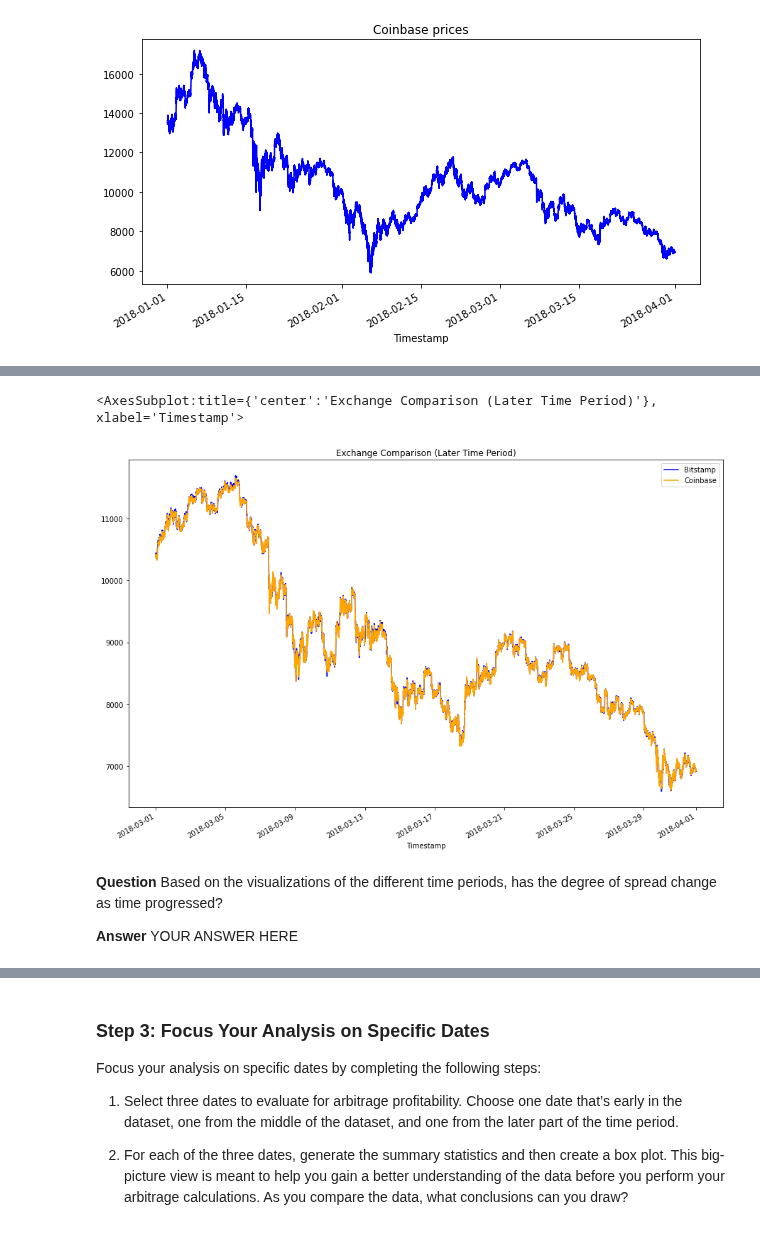
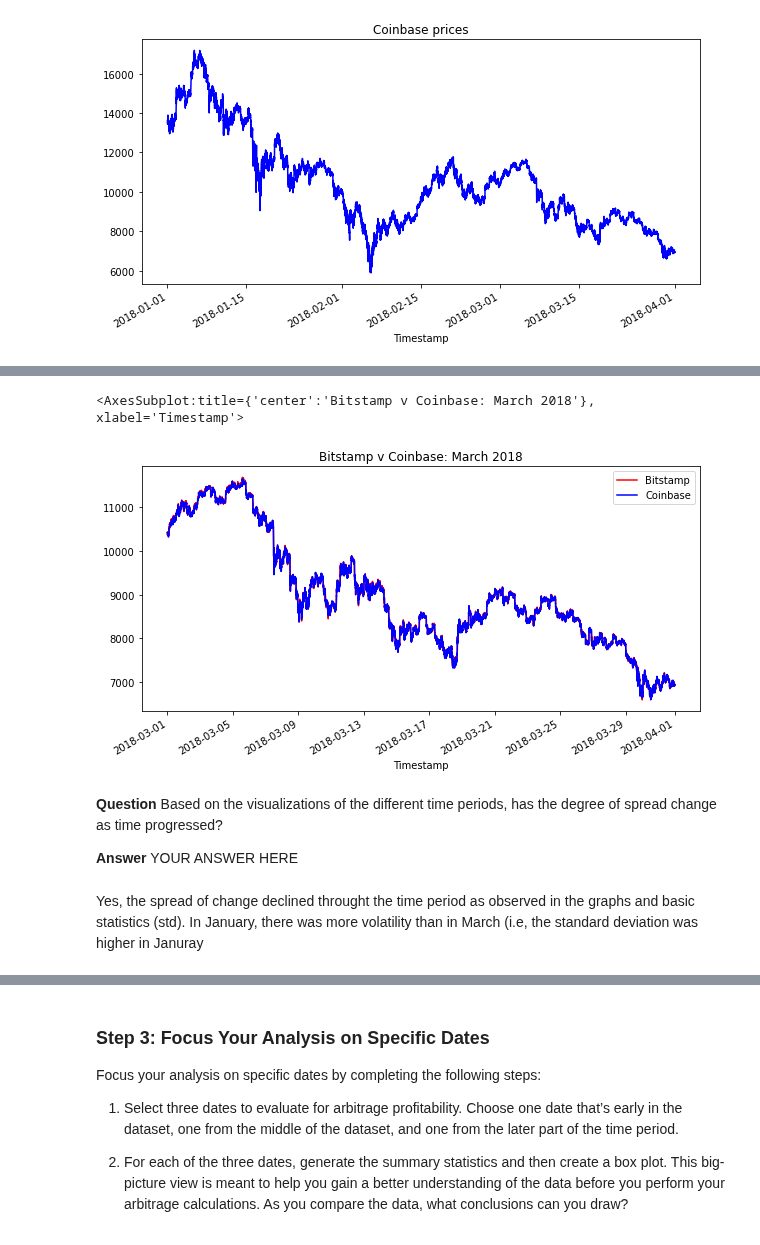
Before and after one commit to AquibaB/Arbitrage-strategies-BTC, a Jupyter notebook: crypto_arbitrage.ipynb, the cells around one changed output, grey strips where cells are left out. Cells and saved outputs as stored; diff of their text form; code cells hidden in the pictures.

```diff
--- a/crypto_arbitrage.ipynb
+++ b/crypto_arbitrage.ipynb
@@ -307,12 +311,17 @@ coinbase_sliced.plot(figsize=(10,5), title='Coinbase prices', color='blue')
 # %%
 # Using the loc and plot functions, create an overlay plot that visualizes
 # the price action of both DataFrames for a one month period later in the dataset
 # Be sure to include the parameters: legend, figure size, title, and color and label
-# YOUR CODE HERE
+bitstamp_sliced.loc['2018-03-01':'2018-04-01'].plot(
+    legend=True, figsize=(10,5), title="Bitstamp v Coinbase: March 2018", color='red', label="Bitstamp")
+coinbase_sliced.loc['2018-03-01':'2018-04-01'].plot(
+    legend=True, figsize=(10,5), color='blue', label='Coinbase')
 # %% [output]
-<AxesSubplot:title={'center':'Exchange Comparison (Later Time Period)'}, xlabel='Timestamp'>
+<AxesSubplot:title={'center':'Bitstamp v Coinbase: March 2018'}, xlabel='Timestamp'>
-[figure, old version]
+[figure, new version]
 # %% [markdown]
 **Question** Based on the visualizations of the different time periods, has the degree of spread change as time progressed?
 
 **Answer** YOUR ANSWER HERE
+# %% [markdown]
+Yes, the spread of change declined throught the time period as observed in the graphs and basic statistics (std). In January, there was more volatility than in March (i.e, the standard deviation was higher in Januray
```
Also changed, not shown: parts of 4 cells of this notebook.
